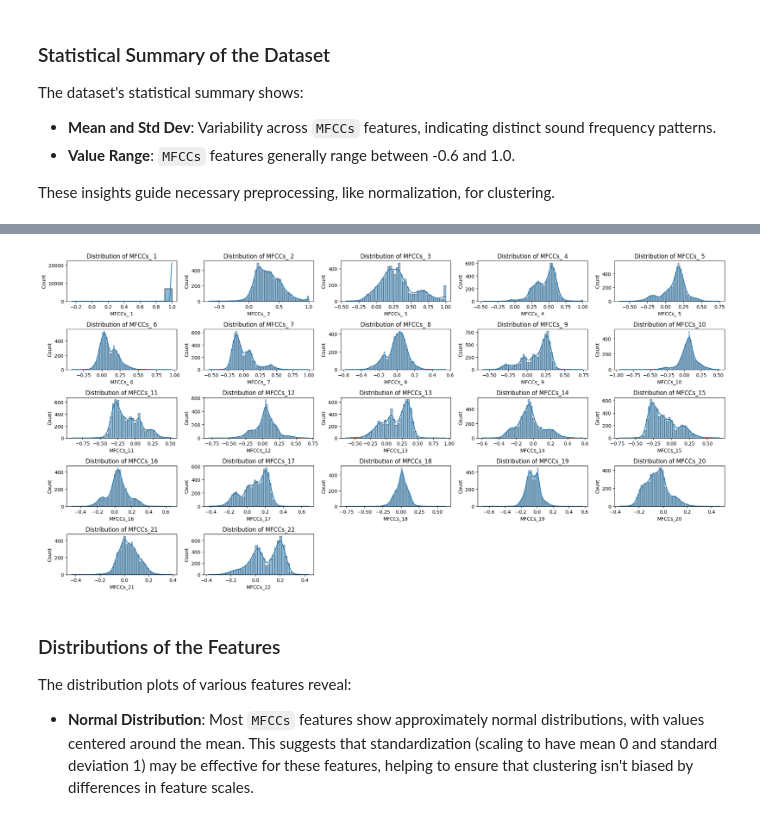
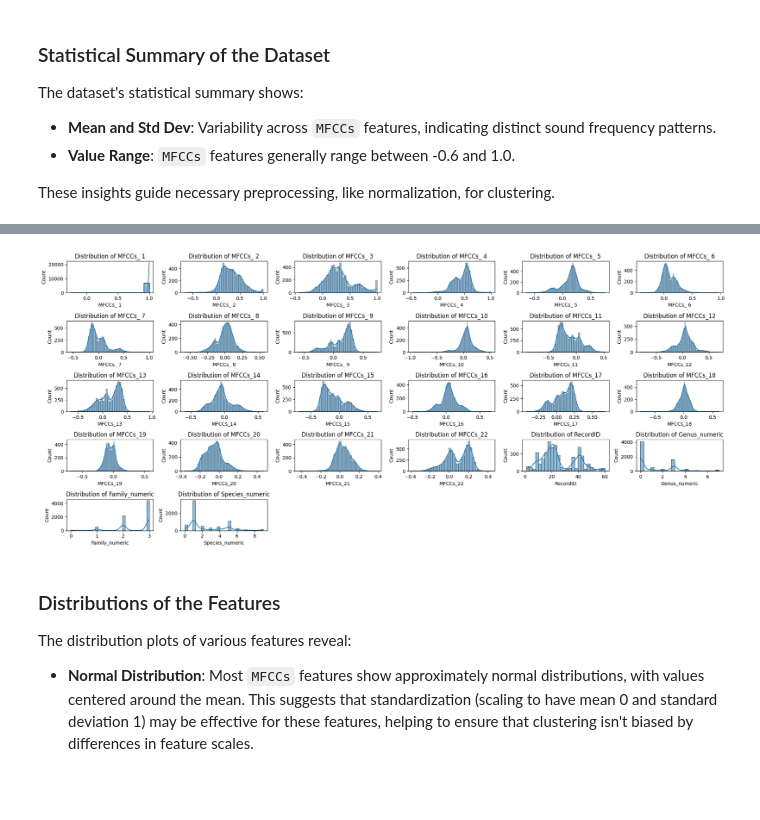
Before and after one commit to Shibhaditya2/Spoon-Knife, a Jupyter notebook: clustering.ipynb, the cells around one changed output, grey strips where cells are left out. Drawn from its saved outputs; the diff is of its cells as text; code cells hidden in the pictures; blank space fills up the shorter version.

```diff
--- a/clustering.ipynb
+++ b/clustering.ipynb
@@ -48,3 +49,10 @@ dtype: int64
 # %% [markdown]
 ### Missing Values Check
 The dataset was analyzed for missing values across all features. No missing values were found in any of the columns, including the 22 MFCC coefficients (`MFCCs_1` to `MFCCs_22`), as well as the categorical columns (`Family`, `Genus`, `Species`, and `RecordID`). This indicates that the dataset is complete and no imputation is required.
+# %%
+# converting string values to numeric values
+label_encoder = LabelEncoder()
+data['Genus_numeric'] = label_encoder.fit_transform(data['Genus'])
+data['Family_numeric'] = label_encoder.fit_transform(data['Family'])
+data['Species_numeric'] = label_encoder.fit_transform(data['Species'])
+data.head()
@@ -81,16 +110,16 @@ These insights guide necessary preprocessing, like normalization, for clustering
 # %%
 # Plot distributions for each feature
 numerical_features = data.select_dtypes(include=['number']).columns
 data = data[numerical_features]
 plt.figure(figsize=(20, 10))
-for i, column in enumerate(data.columns[:-1]):
-    plt.subplot(5, 5, i+1)
+for i, column in enumerate(data.columns[:]):
+    plt.subplot(6, 6, i+1)
     sns.histplot(data[column], kde=True)
     plt.title(f"Distribution of {column}")
 plt.tight_layout()
 plt.show()
 # %% [output]
-[figure, old version]
+[figure, new version]
 # %% [markdown]
 ### Distributions of the Features
 The distribution plots of various features reveal:
```
Also changed, not shown: parts of 29 cells of this notebook.
